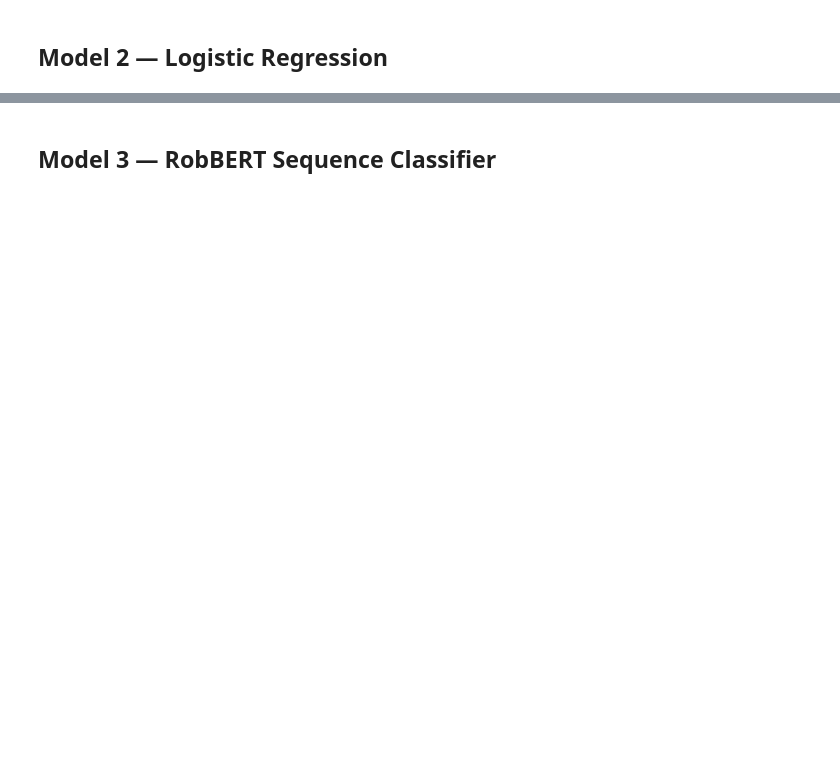
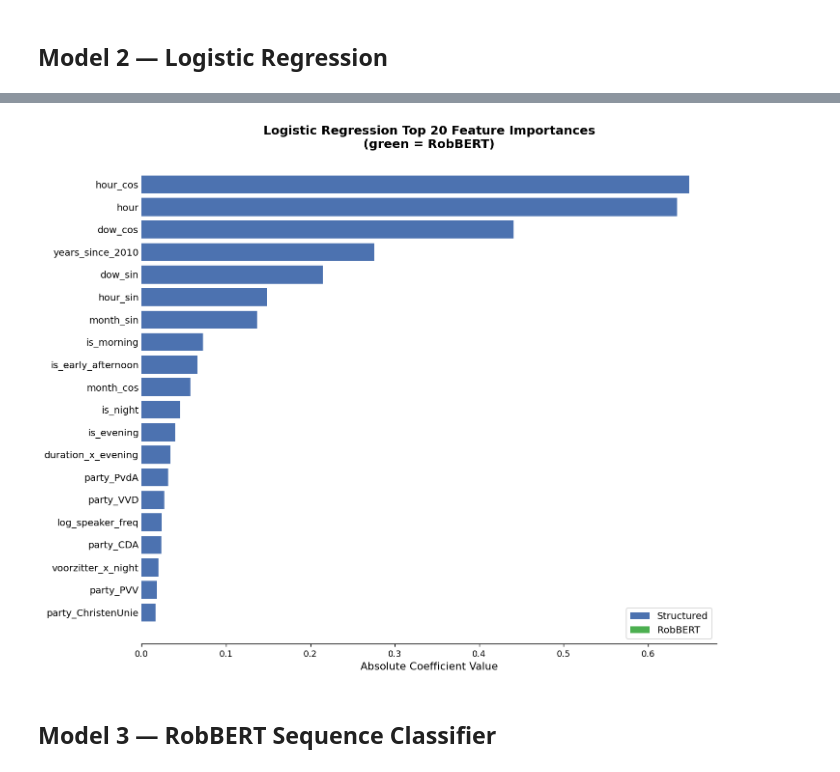
Before and after one commit to DanWanschitz/tweedekamer, a Jupyter notebook: parliamentary_notebooks_speeches/04_predictive_modelling.ipynb, the cells around one changed output, grey strips where cells are left out. Cells and saved outputs as stored; diff of their text form; code cells hidden in the pictures; blank space fills up the shorter version.

```diff
--- a/parliamentary_notebooks_speeches/04_predictive_modelling.ipynb
+++ b/parliamentary_notebooks_speeches/04_predictive_modelling.ipynb
@@ -173,3 +194,53 @@ plt.tight_layout(); plt.show()
+# %%
+lr_model = lr_pipe.named_steps['lr']
+coefficients = lr_model.coef_[0]
+
+feature_names = X_tv.columns.tolist()
+
+importance = np.abs(coefficients)
+
+feat_imp = pd.DataFrame({
+    'feature': feature_names,
+    'importance': importance,
+    'coefficient': coefficients
+}).sort_values('importance', ascending=False)
+
+top20 = feat_imp.head(20).sort_values('importance', ascending=True)
+
+robbert_features = {'sentiment_score'}
+
+colors = [
+    '#4CAF50' if f in robbert_features else '#4C72B0'
+    for f in top20['feature']
+]
+
+fig, ax = plt.subplots(figsize=(11, 9))
+
+bars = ax.barh(top20['feature'], top20['importance'], color=colors, edgecolor='none')
+
+ax.set_xlabel('Absolute Coefficient Value', fontsize=12)
+ax.set_title('Logistic Regression Top 20 Feature Importances\n(green = RobBERT)', fontsize=14, fontweight='bold')
+
+ax.spines['top'].set_visible(False)
+ax.spines['right'].set_visible(False)
+ax.spines['left'].set_visible(False)
+ax.tick_params(axis='y', length=0)
+ax.tick_params(axis='x', labelsize=10)
+ax.set_yticks(range(len(top20)))
+ax.set_yticklabels(top20['feature'], fontsize=11)
+
+from matplotlib.patches import Patch
+legend_elements = [
+    Patch(facecolor='#4C72B0', label='Structured'),
+    Patch(facecolor='#4CAF50', label='RobBERT')
+]
+ax.legend(handles=legend_elements, loc='lower right', frameon=True, fontsize=11)
+
+plt.tight_layout()
+plt.savefig('lr_feature_importance.png', dpi=150, bbox_inches='tight')
+plt.show()
+# %% [output]
+[figure, added]
 # %% [markdown]
 ## Model 3 — RobBERT Sequence Classifier
 # %%
```
Also changed, not shown: parts of 21 cells of this notebook.
